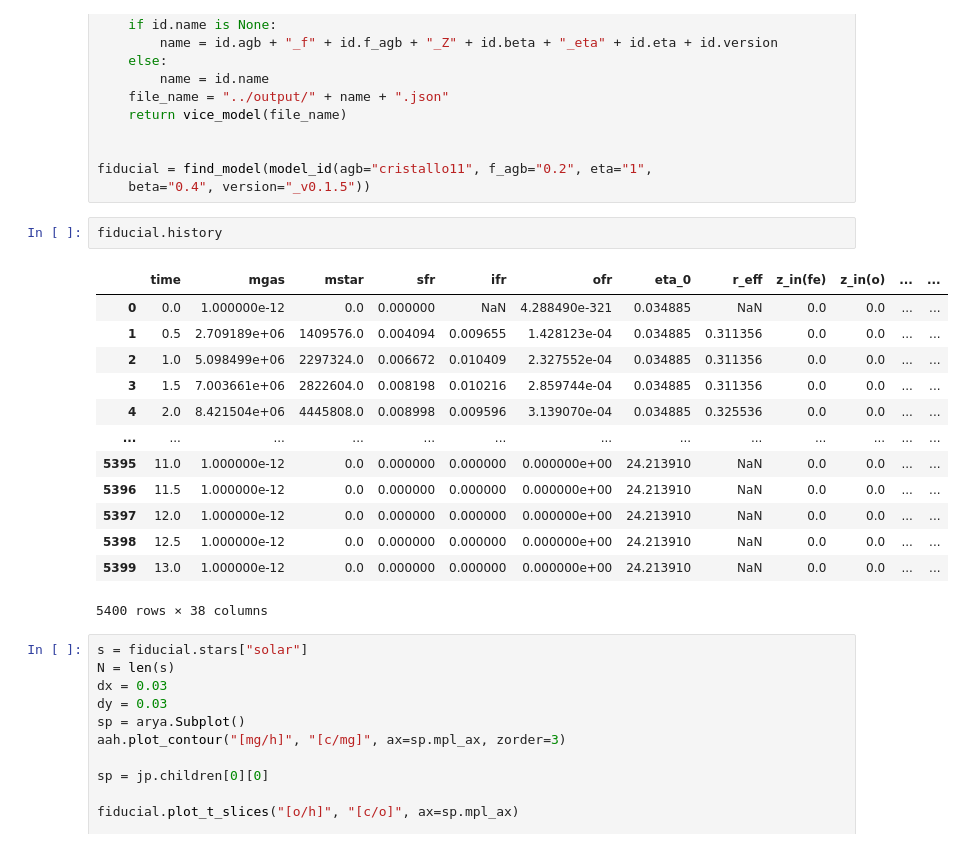
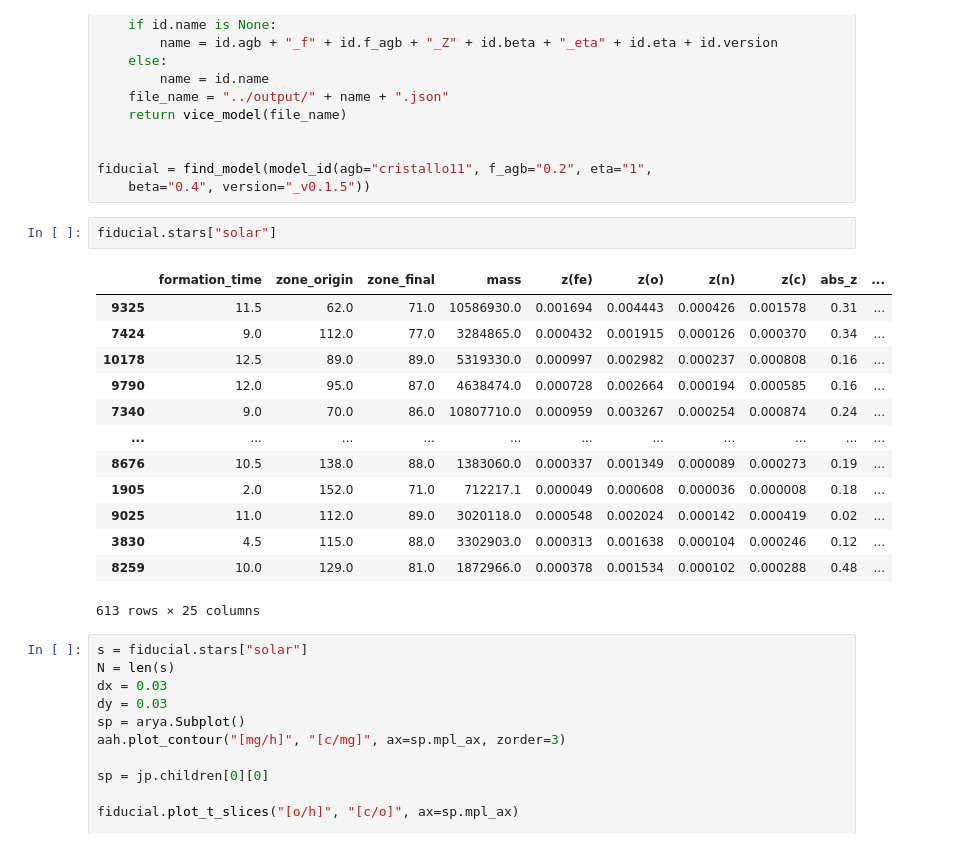
Before and after one commit to aeyobd/surp, a Jupyter notebook: carbon_paper/arya_models.ipynb, the cells around one changed output. Saved outputs shown, nothing was run; the diff lists cells and outputs as text.

```diff
--- a/carbon_paper/arya_models.ipynb
+++ b/carbon_paper/arya_models.ipynb
@@ -42,21 +42,21 @@ def find_model(id):
 fiducial = find_model(model_id(agb="cristallo11", f_agb="0.2", eta="1",
     beta="0.4", version="_v0.1.5"))
 # %%
-fiducial.history
+fiducial.stars["solar"]
 # %% [output]
-|  | time | mgas | mstar | sfr | ifr | ofr | eta_0 | r_eff | z_in(fe) | z_in(o) | ... | ... |
-| 0 | 0.0 | 1.000000e-12 | 0.0 | 0.000000 | NaN | 4.288490e-321 | 0.034885 | NaN | 0.0 | 0.0 | ... | ... |
-| 1 | 0.5 | 2.709189e+06 | 1409576.0 | 0.004094 | 0.009655 | 1.428123e-04 | 0.034885 | 0.311356 | 0.0 | 0.0 | ... | ... |
-| 2 | 1.0 | 5.098499e+06 | 2297324.0 | 0.006672 | 0.010409 | 2.327552e-04 | 0.034885 | 0.311356 | 0.0 | 0.0 | ... | ... |
-| 3 | 1.5 | 7.003661e+06 | 2822604.0 | 0.008198 | 0.010216 | 2.859744e-04 | 0.034885 | 0.311356 | 0.0 | 0.0 | ... | ... |
-| 4 | 2.0 | 8.421504e+06 | 4445808.0 | 0.008998 | 0.009596 | 3.139070e-04 | 0.034885 | 0.325536 | 0.0 | 0.0 | ... | ... |
-| ... | ... | ... | ... | ... | ... | ... | ... | ... | ... | ... | ... | ... |
-| 5395 | 11.0 | 1.000000e-12 | 0.0 | 0.000000 | 0.000000 | 0.000000e+00 | 24.213910 | NaN | 0.0 | 0.0 | ... | ... |
-| 5396 | 11.5 | 1.000000e-12 | 0.0 | 0.000000 | 0.000000 | 0.000000e+00 | 24.213910 | NaN | 0.0 | 0.0 | ... | ... |
-| 5397 | 12.0 | 1.000000e-12 | 0.0 | 0.000000 | 0.000000 | 0.000000e+00 | 24.213910 | NaN | 0.0 | 0.0 | ... | ... |
-| 5398 | 12.5 | 1.000000e-12 | 0.0 | 0.000000 | 0.000000 | 0.000000e+00 | 24.213910 | NaN | 0.0 | 0.0 | ... | ... |
-| 5399 | 13.0 | 1.000000e-12 | 0.0 | 0.000000 | 0.000000 | 0.000000e+00 | 24.213910 | NaN | 0.0 | 0.0 | ... | ... |
+|  | formation_time | zone_origin | zone_final | mass | z(fe) | z(o) | z(n) | z(c) | abs_z | ... |
+| 9325 | 11.5 | 62.0 | 71.0 | 10586930.0 | 0.001694 | 0.004443 | 0.000426 | 0.001578 | 0.31 | ... |
+| 7424 | 9.0 | 112.0 | 77.0 | 3284865.0 | 0.000432 | 0.001915 | 0.000126 | 0.000370 | 0.34 | ... |
+| 10178 | 12.5 | 89.0 | 89.0 | 5319330.0 | 0.000997 | 0.002982 | 0.000237 | 0.000808 | 0.16 | ... |
+| 9790 | 12.0 | 95.0 | 87.0 | 4638474.0 | 0.000728 | 0.002664 | 0.000194 | 0.000585 | 0.16 | ... |
+| 7340 | 9.0 | 70.0 | 86.0 | 10807710.0 | 0.000959 | 0.003267 | 0.000254 | 0.000874 | 0.24 | ... |
+| ... | ... | ... | ... | ... | ... | ... | ... | ... | ... | ... |
+| 8676 | 10.5 | 138.0 | 88.0 | 1383060.0 | 0.000337 | 0.001349 | 0.000089 | 0.000273 | 0.19 | ... |
+| 1905 | 2.0 | 152.0 | 71.0 | 712217.1 | 0.000049 | 0.000608 | 0.000036 | 0.000008 | 0.18 | ... |
+| 9025 | 11.0 | 112.0 | 89.0 | 3020118.0 | 0.000548 | 0.002024 | 0.000142 | 0.000419 | 0.02 | ... |
+| 3830 | 4.5 | 115.0 | 88.0 | 3302903.0 | 0.000313 | 0.001638 | 0.000104 | 0.000246 | 0.12 | ... |
+| 8259 | 10.0 | 129.0 | 81.0 | 1872966.0 | 0.000378 | 0.001534 | 0.000102 | 0.000288 | 0.48 | ... |
-5400 rows × 38 columns
+613 rows × 25 columns
 # %%
 s = fiducial.stars["solar"]
 N = len(s)
```
Also changed, not shown: parts of 1 cell of this notebook, 2 other files.
